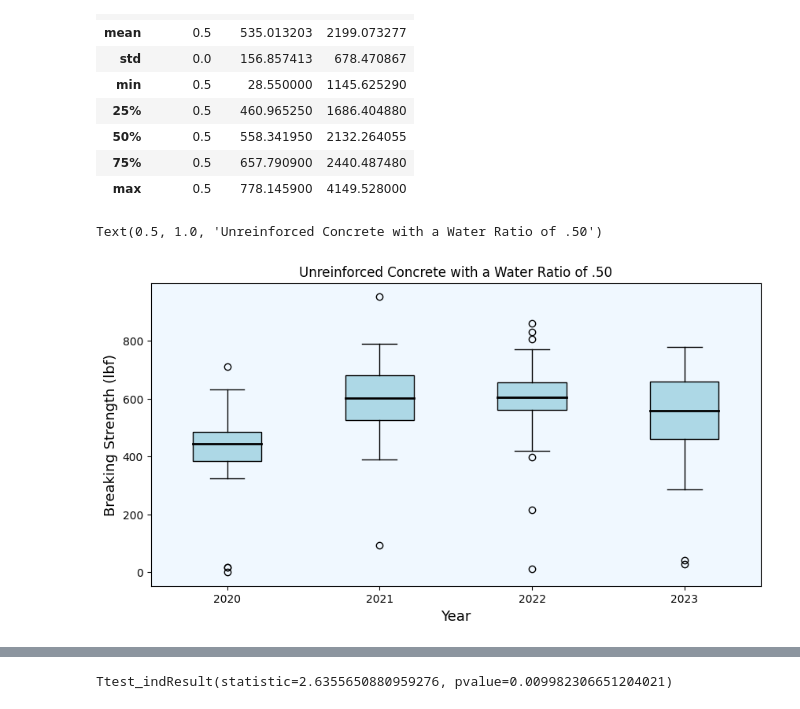
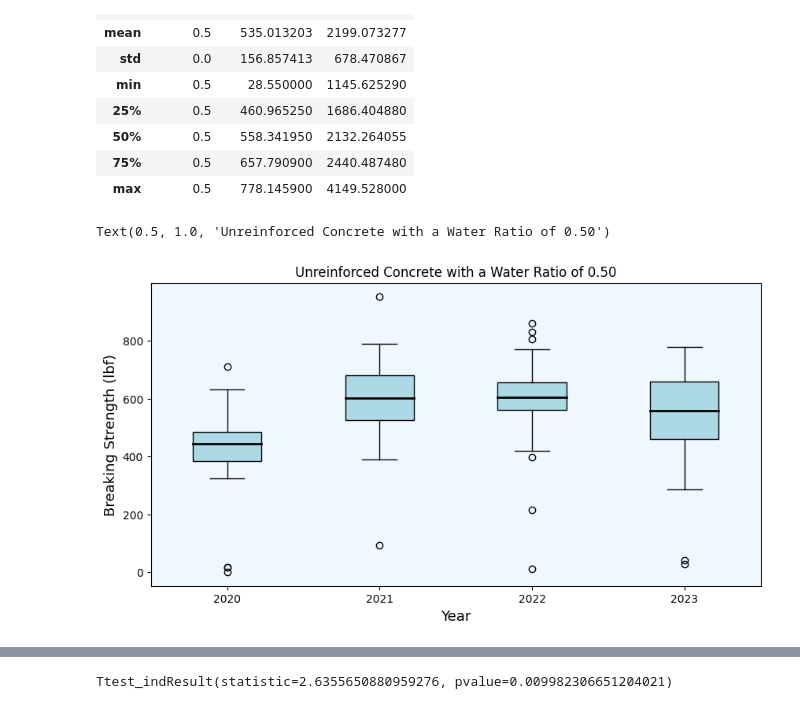
Before and after one commit to krupczak/ConcreteStrength, a Jupyter notebook: Concrete Concentration Analysis All Data.ipynb, the cells around one changed output, grey strips where cells are left out. Cells and saved outputs as stored; diff of their text form; code cells hidden in the pictures.

```diff
--- a/Concrete Concentration Analysis All Data.ipynb
+++ b/Concrete Concentration Analysis All Data.ipynb
@@ -233,19 +269,19 @@ data2023_50.describe()
 # %%
 fig = plt.figure(figsize = (10, 5))
 ax = fig.add_subplot(111)
 
 vals = {'2020': data2020_50['unreinforced'], '2021': data2021_50['unreinforced'], '2022': data2022_50['unreinforced'], '2023': data2023_50['unreinforced']}
 ax.boxplot(vals.values(),patch_artist=True,
             boxprops=dict(facecolor='lightblue', color='black'),
             capprops=dict(color='black'),
             whiskerprops=dict(color='black'),
             flierprops=dict(markeredgecolor='black'),
             medianprops=dict(color='black', linewidth=2),)
 ax.set_facecolor('aliceblue')
 ax.set_xticklabels(vals.keys())
 ax.set_ylabel('Breaking Strength (lbf)', size = 13)
 ax.set_xlabel('Year', size = 13)
-ax.set_title('Unreinforced Concrete with a Water Ratio of .50')
+ax.set_title('Unreinforced Concrete with a Water Ratio of 0.50')
 # %% [output]
-Text(0.5, 1.0, 'Unreinforced Concrete with a Water Ratio of .50')
+Text(0.5, 1.0, 'Unreinforced Concrete with a Water Ratio of 0.50')
-[figure, old version]
+[figure, new version]
```
Also changed, not shown: parts of 42 cells of this notebook.
